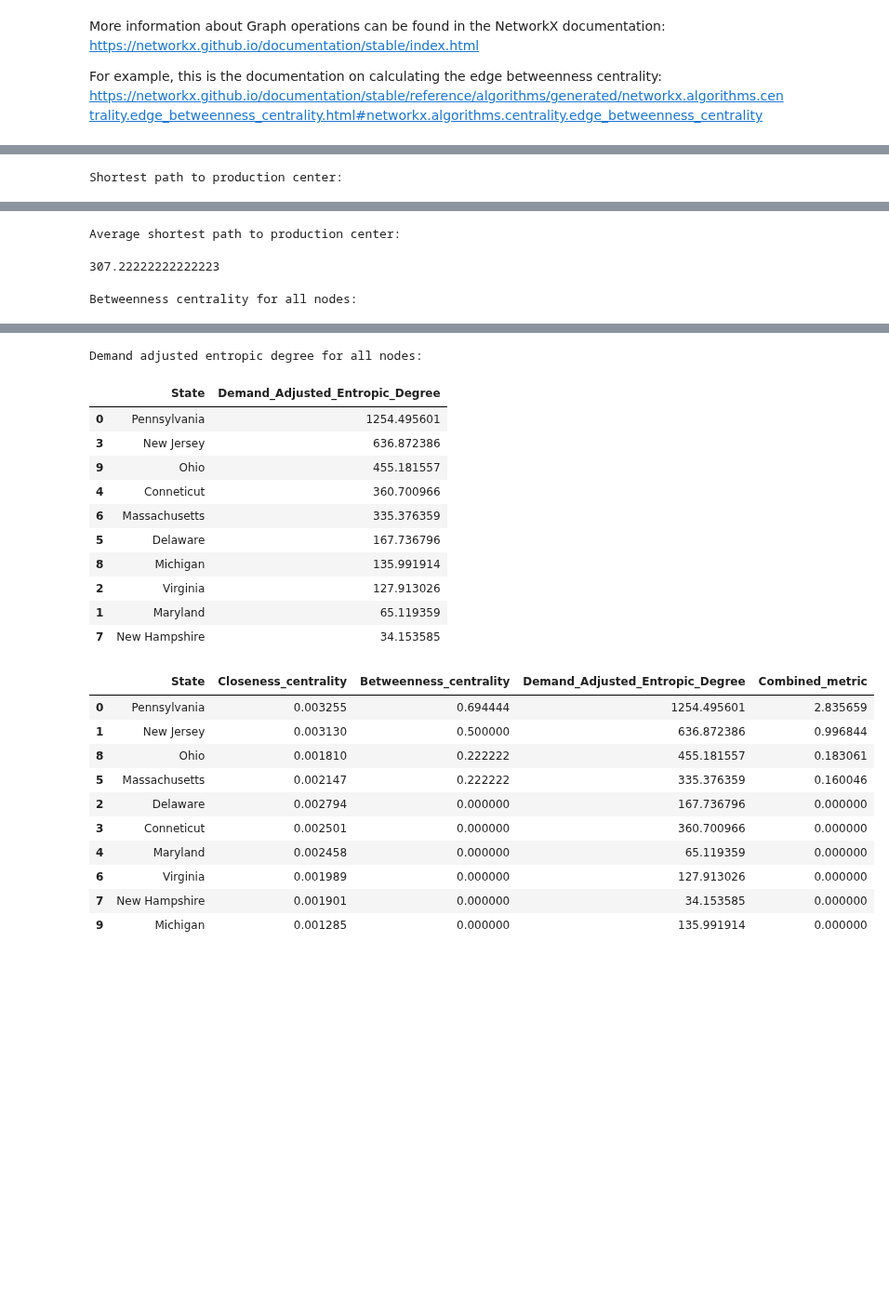
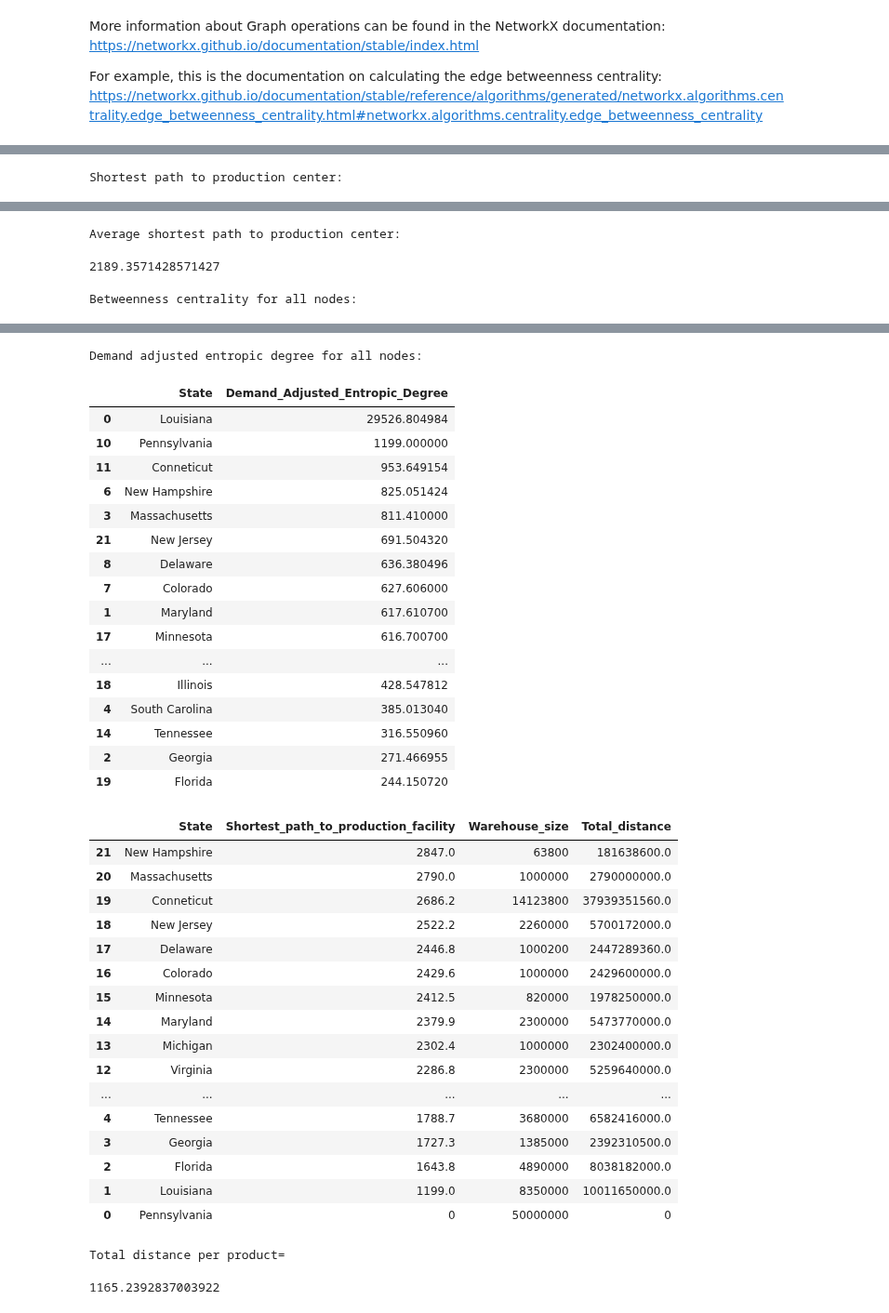
Before and after one commit to kelvinengee/network, a Jupyter notebook: Mississippi.ipynb, the cells around one changed output, grey strips where cells are left out. Shown at 93% size. Saved outputs shown, nothing was run; the diff lists cells and outputs as text; code cells hidden in the pictures; blank space fills up the shorter version.

```diff
--- a/Mississippi.ipynb
+++ b/Mississippi.ipynb
@@ -639,0 +783,4 @@ Demand adjusted entropic degree for all nodes:
+# %%
+joinedlist = l2 + l4
+# %%
+huge_network2.drop(huge_network2.index[joinedlist], inplace=True)
@@ -711,0 +810,3 @@ nx.shortest_path_length(b,'Ohio',weight='Distance')
+# %%
+huge_network3 =huge_network2.loc[huge_network2[0] == 'Louisiana']
+huge_network3
@@ -711,0 +974,4 @@ nx.shortest_path_length(b,'Ohio',weight='Distance')
+# %%
+Huge_Graph2 = nx.from_pandas_edgelist(huge_network3, 0, 'b', edge_attr='Distance')
+nx.draw_networkx(Huge_Graph2,with_labels=True)
+print(Huge_Graph2)
@@ -712,5 +981,5 @@ nx.shortest_path_length(b,'Ohio',weight='Distance')
 # %%
-metrics_graph(graph=b,weight='Distance',demand='warehouse size',location='Pennsylvania')
+metrics_graph(graph=Huge_Graph2,weight='Distance',demand='warehouse size',location='Pennsylvania')
 # %% [output]
 Closeness centrality for all nodes:
 |  | State | Closeness_centrality |
@@ -738,5 +1019,5 @@ Shortest path to production center:
 | 0 | Pennsylvania | 0 |
 Average shortest path to production center:
-307.22222222222223
+2189.3571428571427
 Betweenness centrality for all nodes:
 |  | State | Betweenness_centrality |
@@ -753,23 +1040,37 @@ Betweenness centrality for all nodes:
 Demand adjusted entropic degree for all nodes:
 |  | State | Demand_Adjusted_Entropic_Degree |
-| 0 | Pennsylvania | 1254.495601 |
-| 3 | New Jersey | 636.872386 |
-| 9 | Ohio | 455.181557 |
-| 4 | Conneticut | 360.700966 |
-| 6 | Massachusetts | 335.376359 |
-| 5 | Delaware | 167.736796 |
-| 8 | Michigan | 135.991914 |
-| 2 | Virginia | 127.913026 |
-| 1 | Maryland | 65.119359 |
-| 7 | New Hampshire | 34.153585 |
+| 0 | Louisiana | 29526.804984 |
+| 10 | Pennsylvania | 1199.000000 |
+| 11 | Conneticut | 953.649154 |
+| 6 | New Hampshire | 825.051424 |
+| 3 | Massachusetts | 811.410000 |
+| 21 | New Jersey | 691.504320 |
+| 8 | Delaware | 636.380496 |
+| 7 | Colorado | 627.606000 |
+| 1 | Maryland | 617.610700 |
+| 17 | Minnesota | 616.700700 |
+| ... | ... | ... |
+| 18 | Illinois | 428.547812 |
+| 4 | South Carolina | 385.013040 |
+| 14 | Tennessee | 316.550960 |
+| 2 | Georgia | 271.466955 |
+| 19 | Florida | 244.150720 |
-|  | State | Closeness_centrality | Betweenness_centrality | Demand_Adjusted_Entropic_Degree | Combined_metric |
-| 0 | Pennsylvania | 0.003255 | 0.694444 | 1254.495601 | 2.835659 |
-| 1 | New Jersey | 0.003130 | 0.500000 | 636.872386 | 0.996844 |
-| 8 | Ohio | 0.001810 | 0.222222 | 455.181557 | 0.183061 |
-| 5 | Massachusetts | 0.002147 | 0.222222 | 335.376359 | 0.160046 |
-| 2 | Delaware | 0.002794 | 0.000000 | 167.736796 | 0.000000 |
-| 3 | Conneticut | 0.002501 | 0.000000 | 360.700966 | 0.000000 |
-| 4 | Maryland | 0.002458 | 0.000000 | 65.119359 | 0.000000 |
-| 6 | Virginia | 0.001989 | 0.000000 | 127.913026 | 0.000000 |
-| 7 | New Hampshire | 0.001901 | 0.000000 | 34.153585 | 0.000000 |
-| 9 | Michigan | 0.001285 | 0.000000 | 135.991914 | 0.000000 |
+|  | State | Shortest_path_to_production_facility | Warehouse_size | Total_distance |
+| 21 | New Hampshire | 2847.0 | 63800 | 181638600.0 |
+| 20 | Massachusetts | 2790.0 | 1000000 | 2790000000.0 |
+| 19 | Conneticut | 2686.2 | 14123800 | 37939351560.0 |
+| 18 | New Jersey | 2522.2 | 2260000 | 5700172000.0 |
+| 17 | Delaware | 2446.8 | 1000200 | 2447289360.0 |
+| 16 | Colorado | 2429.6 | 1000000 | 2429600000.0 |
+| 15 | Minnesota | 2412.5 | 820000 | 1978250000.0 |
+| 14 | Maryland | 2379.9 | 2300000 | 5473770000.0 |
+| 13 | Michigan | 2302.4 | 1000000 | 2302400000.0 |
+| 12 | Virginia | 2286.8 | 2300000 | 5259640000.0 |
+| ... | ... | ... | ... | ... |
+| 4 | Tennessee | 1788.7 | 3680000 | 6582416000.0 |
+| 3 | Georgia | 1727.3 | 1385000 | 2392310500.0 |
+| 2 | Florida | 1643.8 | 4890000 | 8038182000.0 |
+| 1 | Louisiana | 1199.0 | 8350000 | 10011650000.0 |
+| 0 | Pennsylvania | 0 | 50000000 | 0 |
+Total distance per product=
+1165.2392837003922
```
Also changed, not shown: parts of 43 cells of this notebook.
